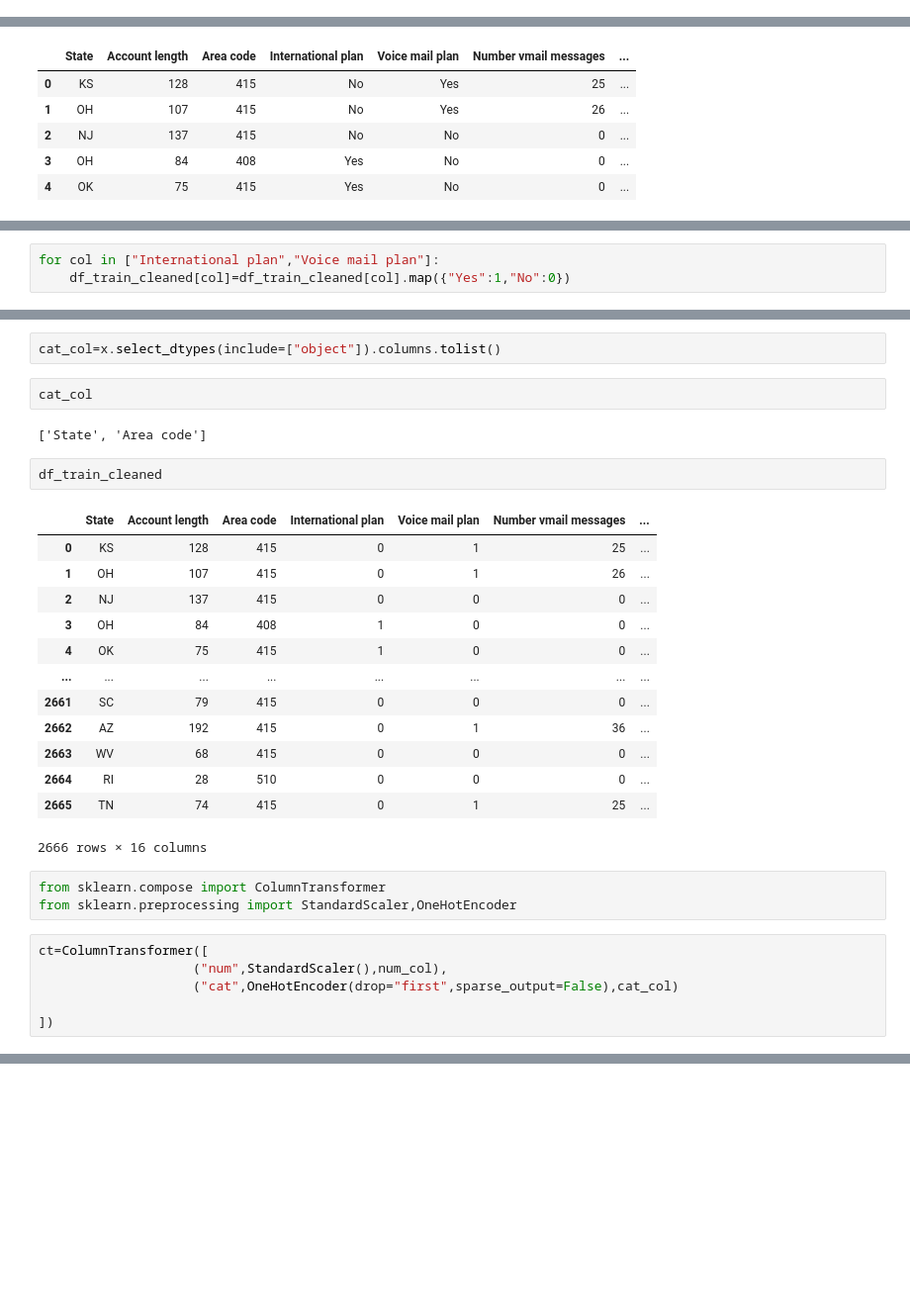
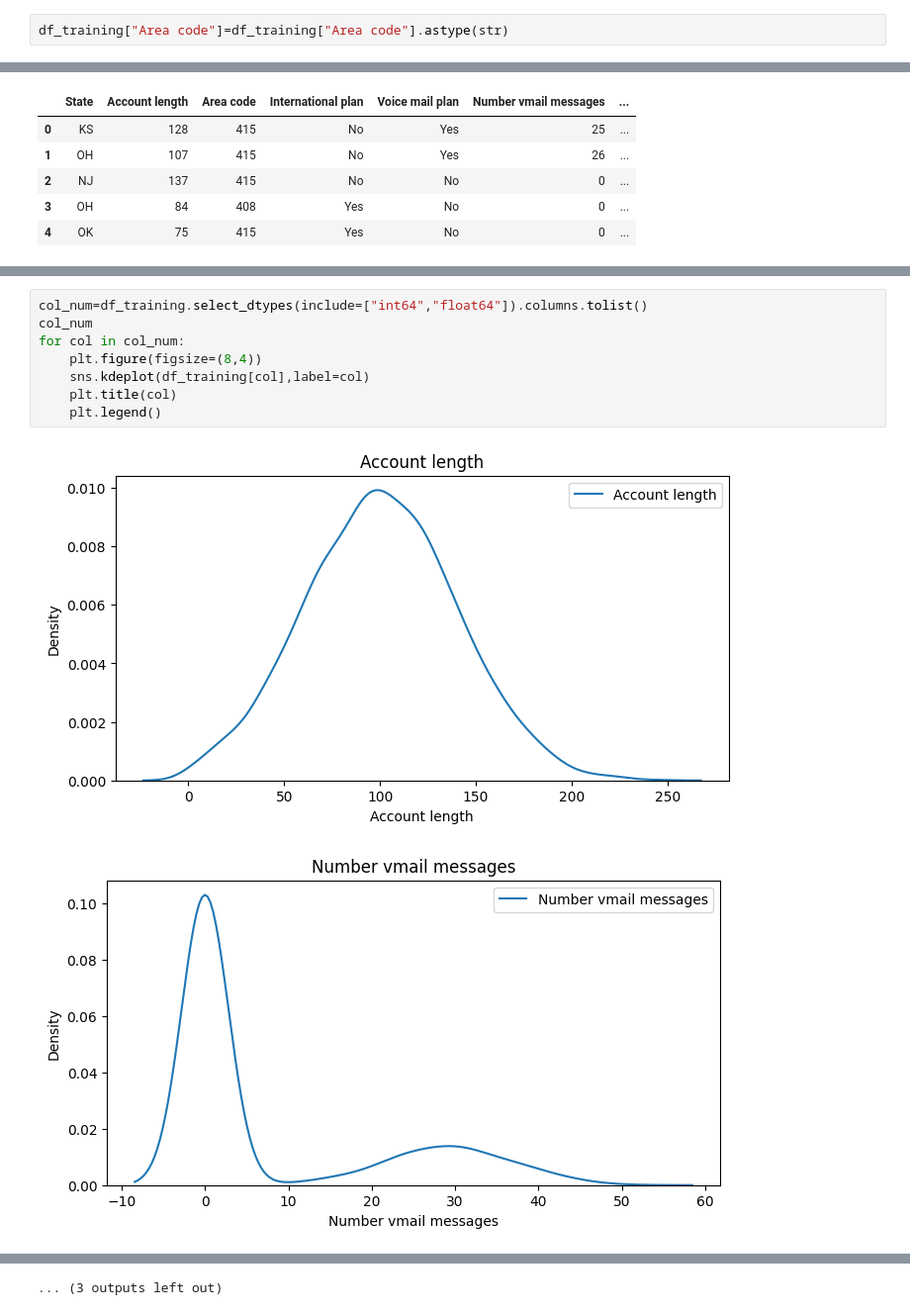
Before and after one commit to pranavpillai123/Telecom-Customer-Churn, a Jupyter notebook: Reasearch Notebook/EDA.ipynb, the cells around one changed output, grey strips where cells are left out. Shown at 99% size. Cells and saved outputs as stored; diff of their text form; blank space fills up the shorter version.

```diff
--- a/Reasearch Notebook/EDA.ipynb
+++ b/Reasearch Notebook/EDA.ipynb
@@ -87,6 +87,8 @@ Area code
 510     679
 408     669
 Name: count, dtype: int64
+# %%
+df_training["Area code"]=df_training["Area code"].astype(str)
 # %%
 print(df_training["International plan"].unique())
 print(df_training['Voice mail plan'].unique())
@@ -154,3 +146,0 @@ We are converting this column from numerical to categorial for encoding
-# %%
-for col in ["International plan","Voice mail plan"]:
-    df_train_cleaned[col]=df_train_cleaned[col].map({"Yes":1,"No":0})
@@ -200,31 +167,11 @@ num_col
-# %%
-cat_col=x.select_dtypes(include=["object"]).columns.tolist()
-# %%
-cat_col
-# %% [output]
-['State', 'Area code']
-# %%
-df_train_cleaned
-# %% [output]
-|  | State | Account length | Area code | International plan | Voice mail plan | Number vmail messages | ... |
-| 0 | KS | 128 | 415 | 0 | 1 | 25 | ... |
-| 1 | OH | 107 | 415 | 0 | 1 | 26 | ... |
-| 2 | NJ | 137 | 415 | 0 | 0 | 0 | ... |
-| 3 | OH | 84 | 408 | 1 | 0 | 0 | ... |
-| 4 | OK | 75 | 415 | 1 | 0 | 0 | ... |
-| ... | ... | ... | ... | ... | ... | ... | ... |
-| 2661 | SC | 79 | 415 | 0 | 0 | 0 | ... |
-| 2662 | AZ | 192 | 415 | 0 | 1 | 36 | ... |
-| 2663 | WV | 68 | 415 | 0 | 0 | 0 | ... |
-| 2664 | RI | 28 | 510 | 0 | 0 | 0 | ... |
-| 2665 | TN | 74 | 415 | 0 | 1 | 25 | ... |
-2666 rows × 16 columns
-# %%
-from sklearn.compose import ColumnTransformer
-from sklearn.preprocessing import StandardScaler,OneHotEncoder
-# %%
-ct=ColumnTransformer([
-                    ("num",StandardScaler(),num_col),
-                    ("cat",OneHotEncoder(drop="first",sparse_output=False),cat_col)
-
-])
+# %%
+col_num=df_training.select_dtypes(include=["int64","float64"]).columns.tolist()
+col_num
+for col in col_num:
+    plt.figure(figsize=(8,4))
+    sns.kdeplot(df_training[col],label=col)
+    plt.title(col)
+    plt.legend()
+# %% [output]
+[figure, added]
+[figure, added]
@@ -230,0 +188 @@ ct=ColumnTransformer([
+... (3 outputs left out)
```
Also changed, not shown: parts of 13 cells of this notebook, 3 other files.
